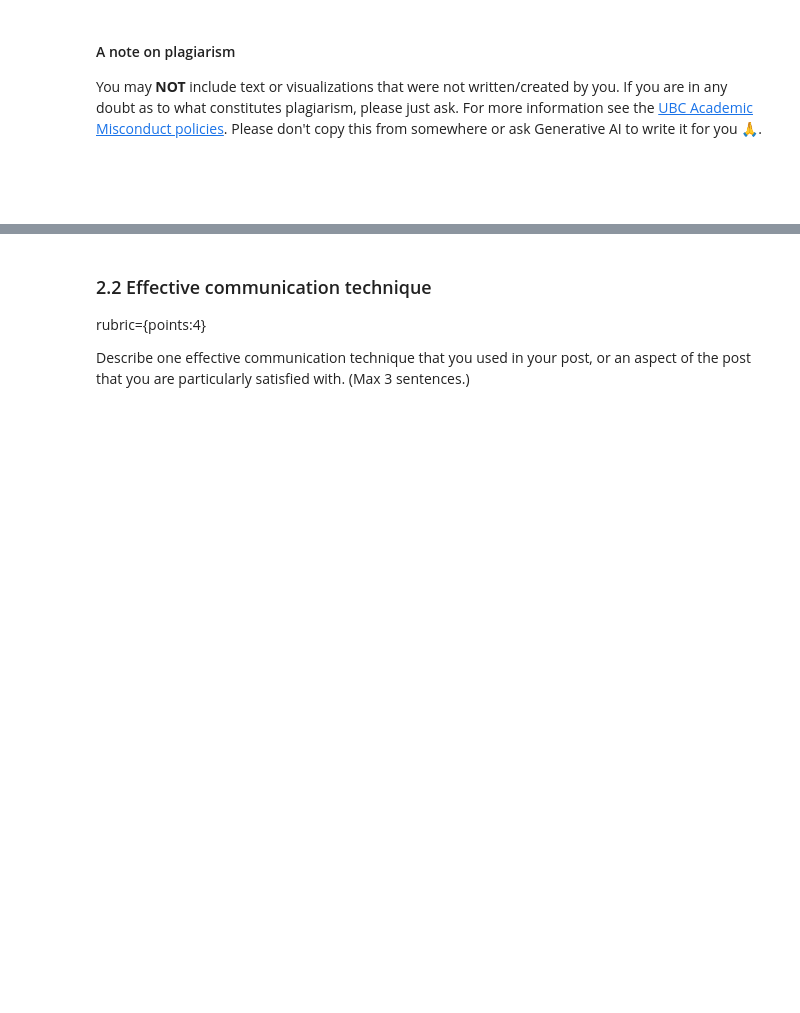
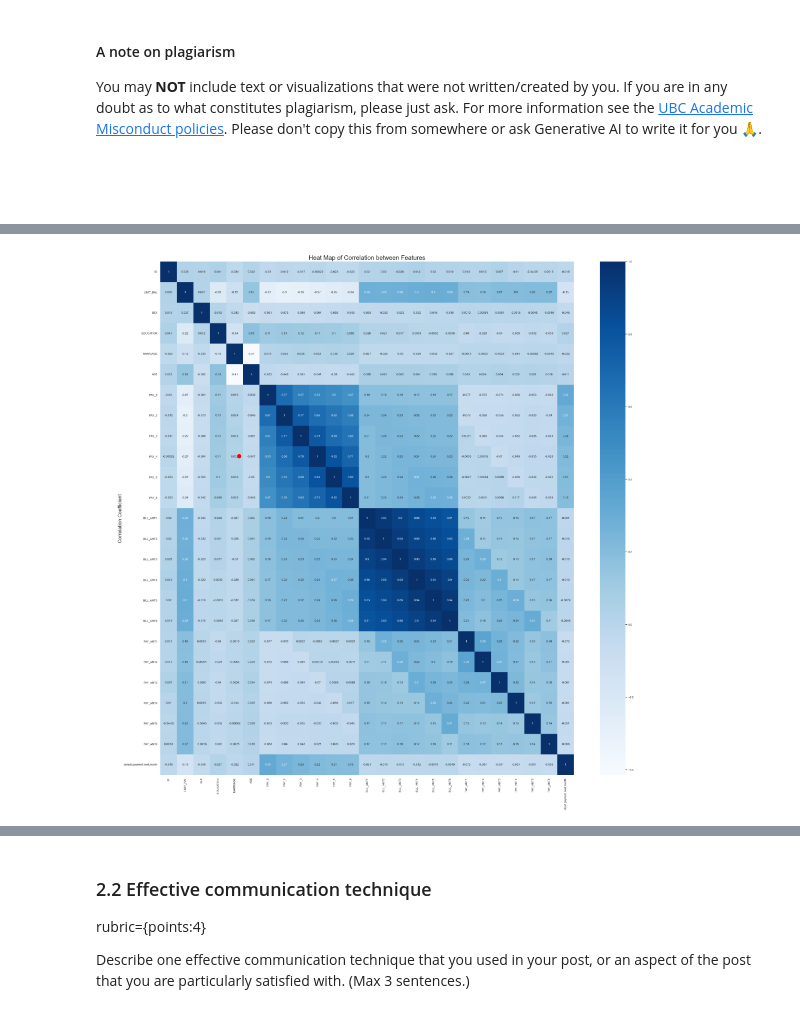
Before and after one commit to asnbl/credit-default-prediction, a Jupyter notebook: hw9.ipynb, the cells around one changed output, grey strips where cells are left out. Saved outputs shown, nothing was run; the diff lists cells and outputs as text; code cells hidden in the pictures; blank space fills up the shorter version.

```diff
--- a/hw9.ipynb
+++ b/hw9.ipynb
@@ -93,0 +129,4 @@ You may **NOT** include text or visualizations that were not written/created by
+# %%
+Image("img/correlation.png")
+# %% [output]
+[figure, added]
```
Also changed, not shown: parts of 9 cells of this notebook, 5 other files.
